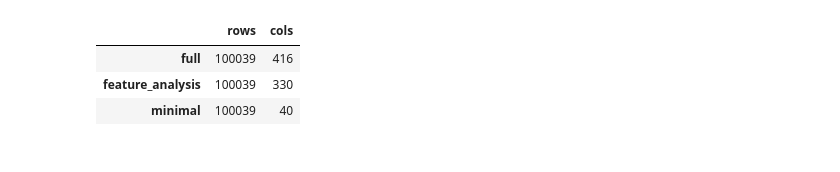
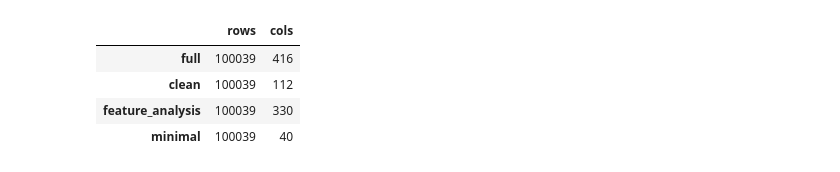
Before and after one commit to sdxshuai/CSC522-S26-proj-deadlock-match-forecast, a Jupyter notebook: notebooks/03_leakage_audit.ipynb, the cells around one changed output. Cells and saved outputs as stored; diff of their text form; code cells hidden in the pictures.

```diff
--- a/notebooks/03_leakage_audit.ipynb
+++ b/notebooks/03_leakage_audit.ipynb
@@ -40,20 +39,22 @@ Matplotlib is building the font cache; this may take a moment.
 # %%
 data_path = '../data/processed/matches.parquet'
 df_base, y, df_meta = load_with_meta(data_path)
 feature_frames = {
     'full': make_feature_frame(df_base, y, feature_set='full'),
+    'clean': make_feature_frame(df_base, y, feature_set='clean'),
     'feature_analysis': make_feature_frame(df_base, y, feature_set='feature_analysis'),
     'minimal': make_feature_frame(df_base, y, feature_set='minimal'),
 }
 splits = {
     'random': random_split(len(df_base), y, test_size=0.20, val_size=0.125, seed=42),
     'time': time_split(df_meta, train_frac=0.70, val_frac=0.10),
 }
 shape_df = pd.DataFrame({name: frame.shape for name, frame in feature_frames.items()}, index=['rows', 'cols']).T
 display(shape_df)
 # %% [output]
 |  | rows | cols |
 | full | 100039 | 416 |
+| clean | 100039 | 112 |
 | feature_analysis | 100039 | 330 |
 | minimal | 100039 | 40 |
 # %%
```
Also changed, not shown: parts of 6 cells of this notebook, 5 other files.
